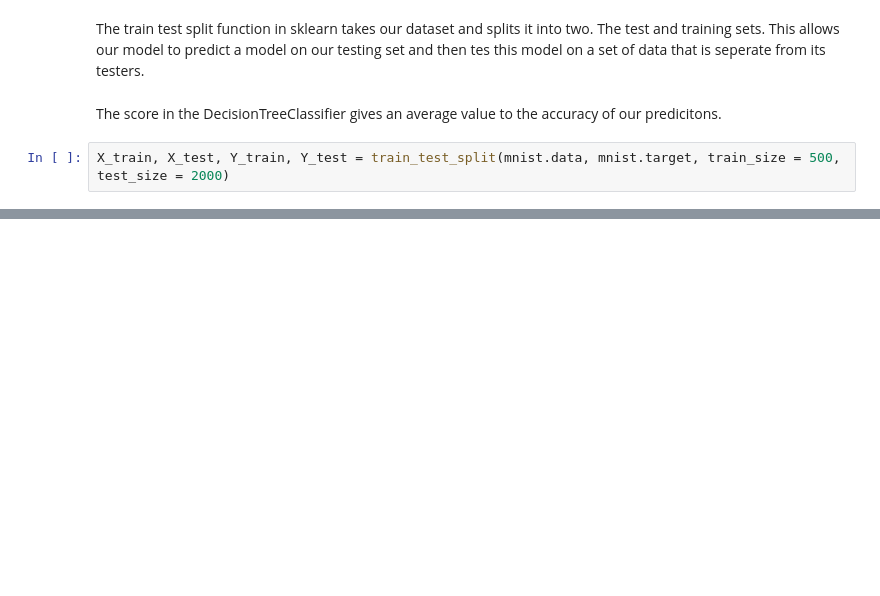
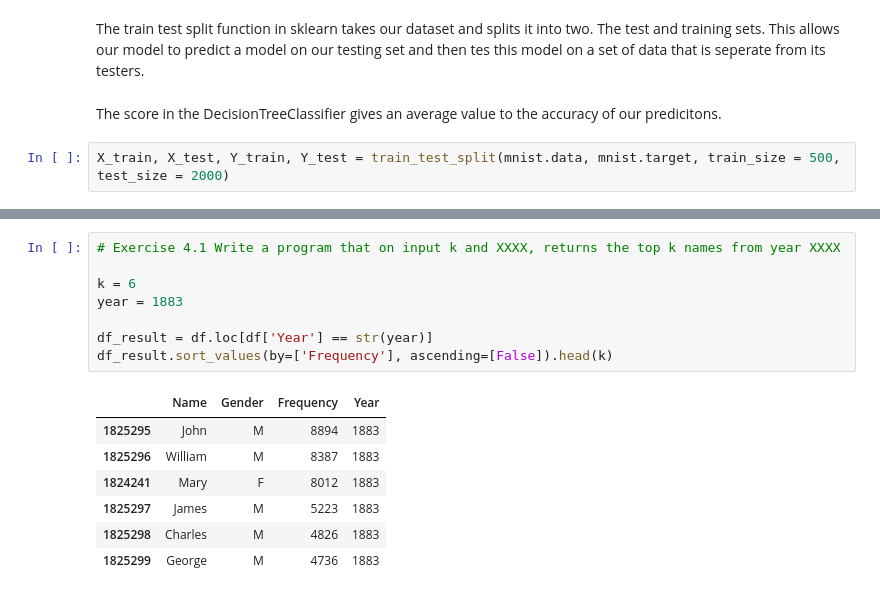
Before and after one commit to johnson0310/EE460J, a Jupyter notebook: EE460J_lab1.ipynb, the cells around one changed output, grey strips where cells are left out. Cells and saved outputs as stored; diff of their text form; blank space fills up the shorter version.

```diff
--- a/EE460J_lab1.ipynb
+++ b/EE460J_lab1.ipynb
@@ -330,0 +360,16 @@ plt.legend()
+# %%
+# Exercise 4.1 Write a program that on input k and XXXX, returns the top k names from year XXXX
+
+k = 6
+year = 1883
+
+df_result = df.loc[df['Year'] == str(year)]
+df_result.sort_values(by=['Frequency'], ascending=[False]).head(k)
+# %% [output]
+|  | Name | Gender | Frequency | Year |
+| 1825295 | John | M | 8894 | 1883 |
+| 1825296 | William | M | 8387 | 1883 |
+| 1824241 | Mary | F | 8012 | 1883 |
+| 1825297 | James | M | 5223 | 1883 |
+| 1825298 | Charles | M | 4826 | 1883 |
+| 1825299 | George | M | 4736 | 1883 |
```
Also changed, not shown: parts of 14 cells of this notebook.
